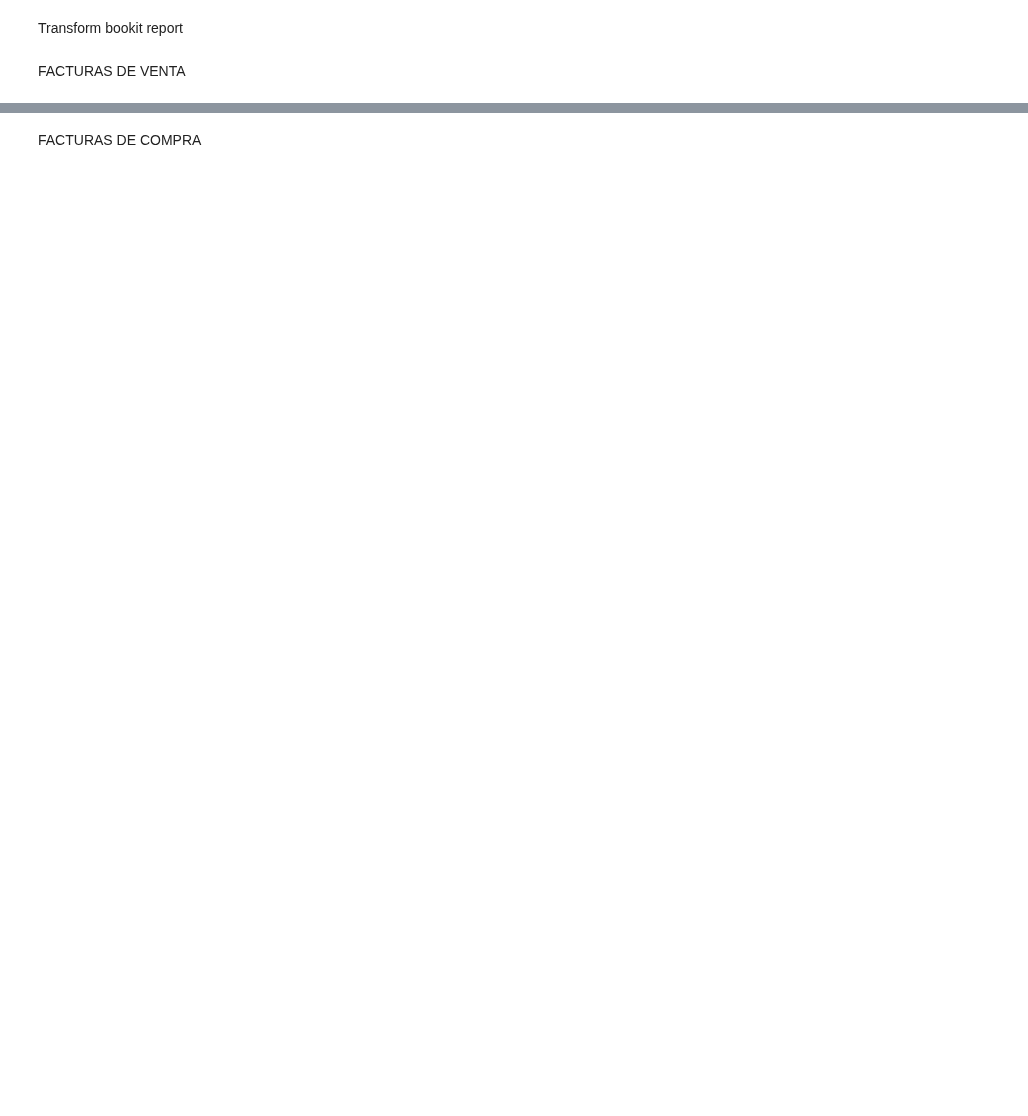
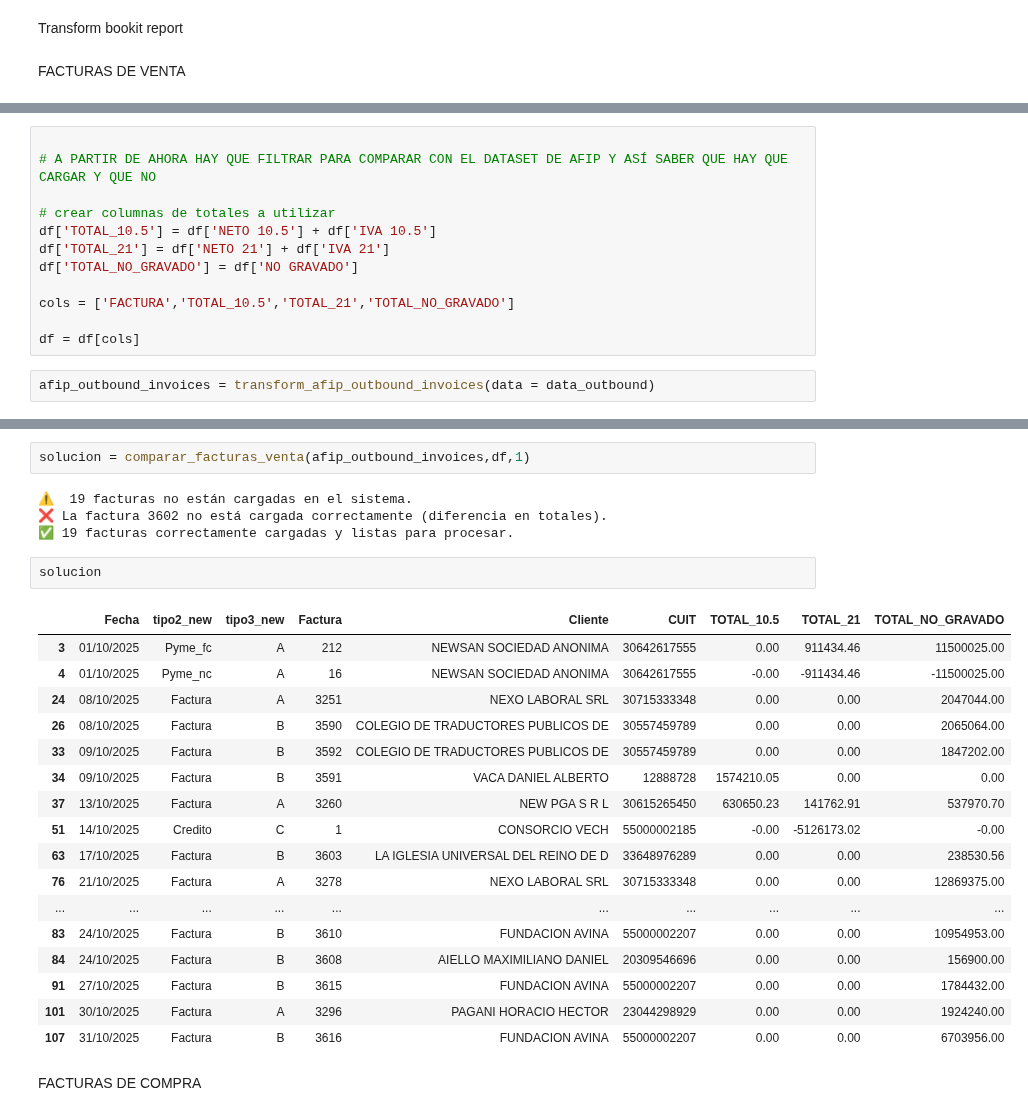
Before and after one commit to FEFO2/AFIP-nuevo, a Jupyter notebook: src/2.Data_transformation.ipynb, the cells around one changed output, grey strips where cells are left out. Saved outputs shown, nothing was run; the diff lists cells and outputs as text; blank space fills up the shorter version.

```diff
--- a/src/2.Data_transformation.ipynb
+++ b/src/2.Data_transformation.ipynb
@@ -188,0 +155,14 @@ df
+# %%
+
+# A PARTIR DE AHORA HAY QUE FILTRAR PARA COMPARAR CON EL DATASET DE AFIP Y ASÍ SABER QUE HAY QUE CARGAR Y QUE NO
+
+# crear columnas de totales a utilizar
+df['TOTAL_10.5'] = df['NETO 10.5'] + df['IVA 10.5']
+df['TOTAL_21'] = df['NETO 21'] + df['IVA 21']
+df['TOTAL_NO_GRAVADO'] = df['NO GRAVADO']
+
+cols = ['FACTURA','TOTAL_10.5','TOTAL_21','TOTAL_NO_GRAVADO']
+
+df = df[cols]
+# %%
+afip_outbound_invoices = transform_afip_outbound_invoices(data = data_outbound)
@@ -189,3 +256,29 @@ df
+# %%
+solucion = comparar_facturas_venta(afip_outbound_invoices,df,1)
+# %% [output]
+⚠️  19 facturas no están cargadas en el sistema.
+❌ La factura 3602 no está cargada correctamente (diferencia en totales).
+✅ 19 facturas correctamente cargadas y listas para procesar.
+# %%
+solucion
+# %% [output]
+|  | Fecha | tipo2_new | tipo3_new | Factura | Cliente | CUIT | TOTAL_10.5 | TOTAL_21 | TOTAL_NO_GRAVADO |
+| 3 | 01/10/2025 | Pyme_fc | A | 212 | NEWSAN SOCIEDAD ANONIMA | 30642617555 | 0.00 | 911434.46 | 11500025.00 |
+| 4 | 01/10/2025 | Pyme_nc | A | 16 | NEWSAN SOCIEDAD ANONIMA | 30642617555 | -0.00 | -911434.46 | -11500025.00 |
+| 24 | 08/10/2025 | Factura | A | 3251 | NEXO LABORAL SRL | 30715333348 | 0.00 | 0.00 | 2047044.00 |
+| 26 | 08/10/2025 | Factura | B | 3590 | COLEGIO DE TRADUCTORES PUBLICOS DE | 30557459789 | 0.00 | 0.00 | 2065064.00 |
+| 33 | 09/10/2025 | Factura | B | 3592 | COLEGIO DE TRADUCTORES PUBLICOS DE | 30557459789 | 0.00 | 0.00 | 1847202.00 |
+| 34 | 09/10/2025 | Factura | B | 3591 | VACA DANIEL ALBERTO | 12888728 | 1574210.05 | 0.00 | 0.00 |
+| 37 | 13/10/2025 | Factura | A | 3260 | NEW PGA S R L | 30615265450 | 630650.23 | 141762.91 | 537970.70 |
+| 51 | 14/10/2025 | Credito | C | 1 | CONSORCIO VECH | 55000002185 | -0.00 | -5126173.02 | -0.00 |
+| 63 | 17/10/2025 | Factura | B | 3603 | LA IGLESIA UNIVERSAL DEL REINO DE D | 33648976289 | 0.00 | 0.00 | 238530.56 |
+| 76 | 21/10/2025 | Factura | A | 3278 | NEXO LABORAL SRL | 30715333348 | 0.00 | 0.00 | 12869375.00 |
+| ... | ... | ... | ... | ... | ... | ... | ... | ... | ... |
+| 83 | 24/10/2025 | Factura | B | 3610 | FUNDACION AVINA | 55000002207 | 0.00 | 0.00 | 10954953.00 |
+| 84 | 24/10/2025 | Factura | B | 3608 | AIELLO MAXIMILIANO DANIEL | 20309546696 | 0.00 | 0.00 | 156900.00 |
+| 91 | 27/10/2025 | Factura | B | 3615 | FUNDACION AVINA | 55000002207 | 0.00 | 0.00 | 1784432.00 |
+| 101 | 30/10/2025 | Factura | A | 3296 | PAGANI HORACIO HECTOR | 23044298929 | 0.00 | 0.00 | 1924240.00 |
+| 107 | 31/10/2025 | Factura | B | 3616 | FUNDACION AVINA | 55000002207 | 0.00 | 0.00 | 6703956.00 |
 # %% [markdown]
 FACTURAS DE COMPRA
 # %%
```
Also changed, not shown: parts of 13 cells of this notebook, 3 other files.
